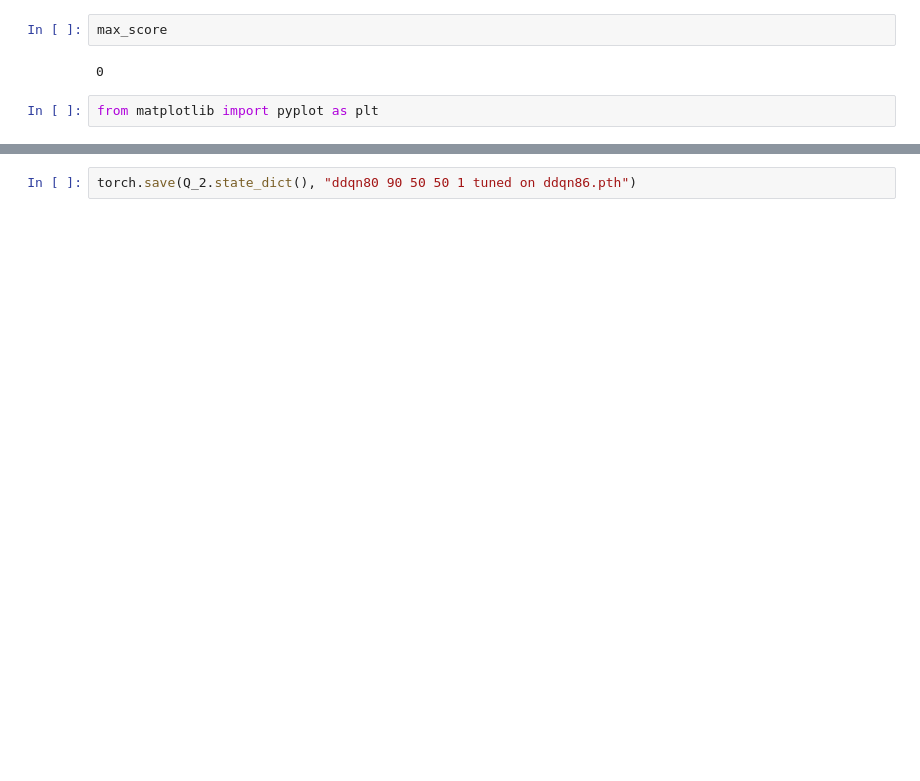
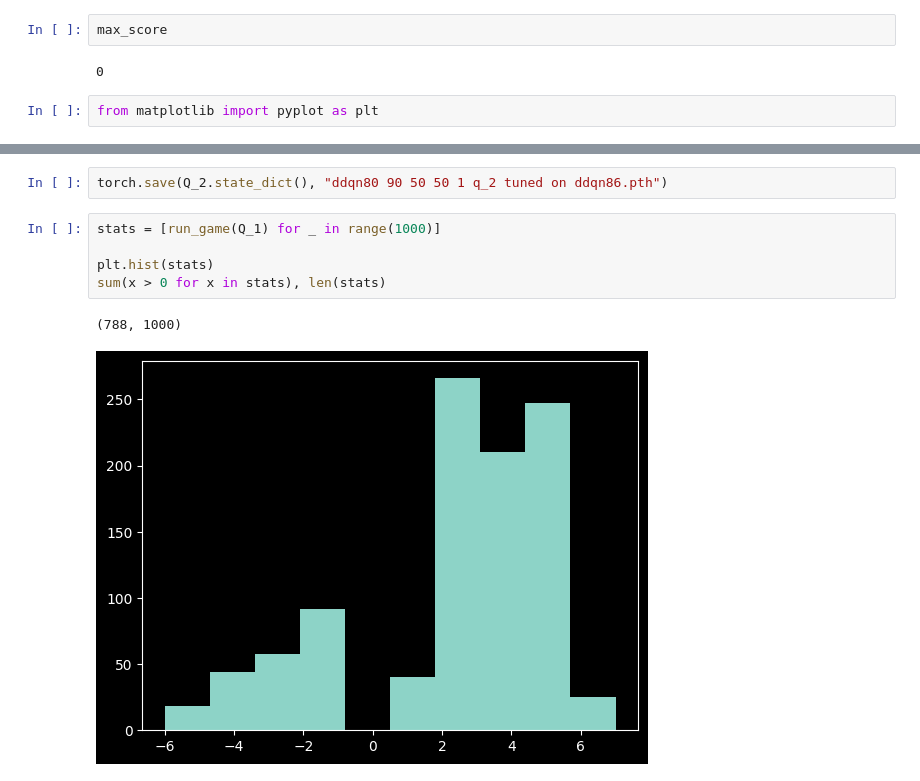
Before and after one commit to YeetTheFirst21/checkersRL, a Jupyter notebook: jupyter/double_q_learning.ipynb, the cells around one changed output, grey strips where cells are left out. Saved outputs shown, nothing was run; the diff lists cells and outputs as text; blank space fills up the shorter version.

```diff
--- a/jupyter/double_q_learning.ipynb
+++ b/jupyter/double_q_learning.ipynb
@@ -413,2 +419,10 @@ sum(x > 0 for x in stats), len(stats)
 # %%
-torch.save(Q_2.state_dict(), "ddqn80 90 50 50 1 tuned on ddqn86.pth")
+torch.save(Q_2.state_dict(), "ddqn80 90 50 50 1 q_2 tuned on ddqn86.pth")
+# %%
+stats = [run_game(Q_1) for _ in range(1000)]
+
+plt.hist(stats)
+sum(x > 0 for x in stats), len(stats)
+# %% [output]
+(788, 1000)
+[figure, added]
```
Also changed, not shown: parts of 13 cells of this notebook, 2 other files.
